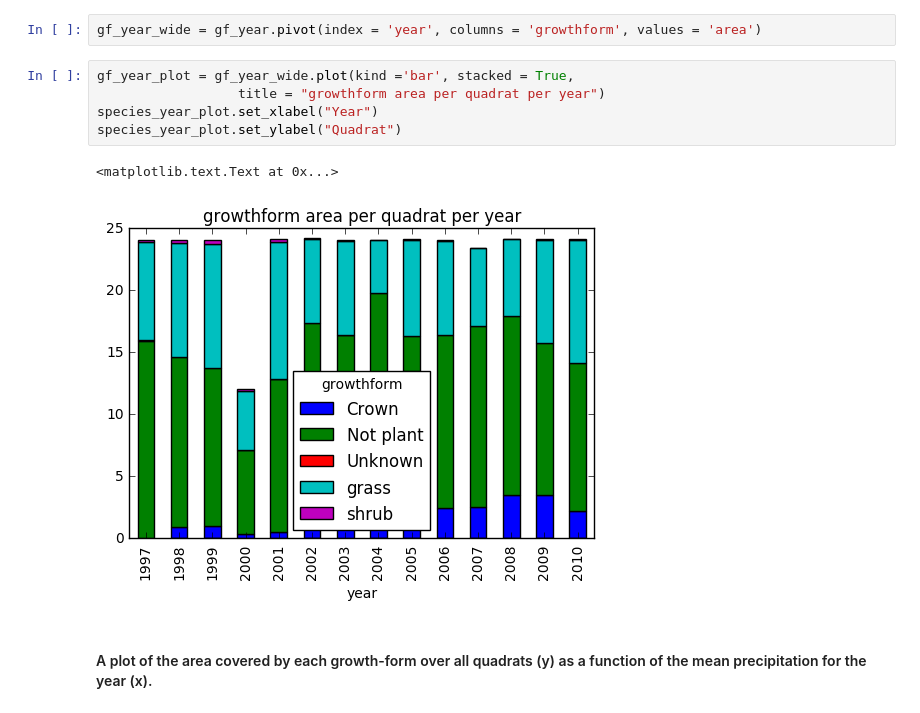
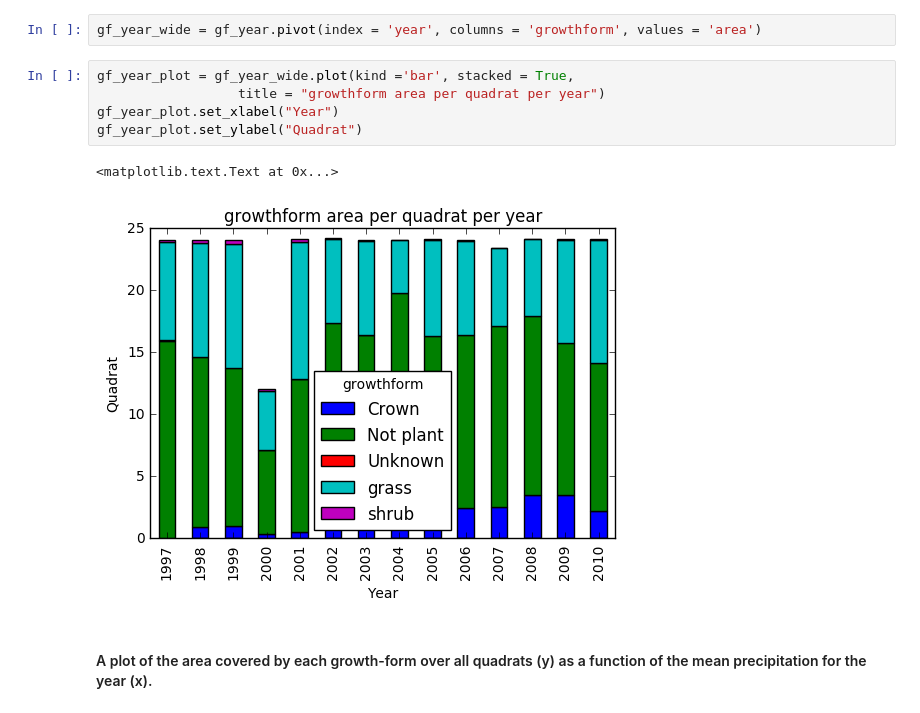
Before and after one commit to melissahoffman/Python_Data_Analysis, a Jupyter notebook: Python_Data_Analysis.ipynb, the cells around one changed output. Saved outputs shown, nothing was run; the diff lists cells and outputs as text.

Commit message:
growthform density and year

```diff
--- a/Python_Data_Analysis.ipynb
+++ b/Python_Data_Analysis.ipynb
@@ -103,11 +103,11 @@ gf_year_wide = gf_year.pivot(index = 'year', columns = 'growthform', values = 'a
 # %%
 gf_year_plot = gf_year_wide.plot(kind ='bar', stacked = True,
                   title = "growthform area per quadrat per year")
-species_year_plot.set_xlabel("Year")
-species_year_plot.set_ylabel("Quadrat")
+gf_year_plot.set_xlabel("Year")
+gf_year_plot.set_ylabel("Quadrat")
 # %% [output]
 <matplotlib.text.Text at 0x...>
-[figure, old version]
+[figure, new version]
 # %% [markdown]
 #### A plot of the area covered by each growth-form over all quadrats (y) as a function of the mean precipitation for the year (x).
 # %% [markdown]
```
Also changed, not shown: parts of 5 cells of this notebook.
